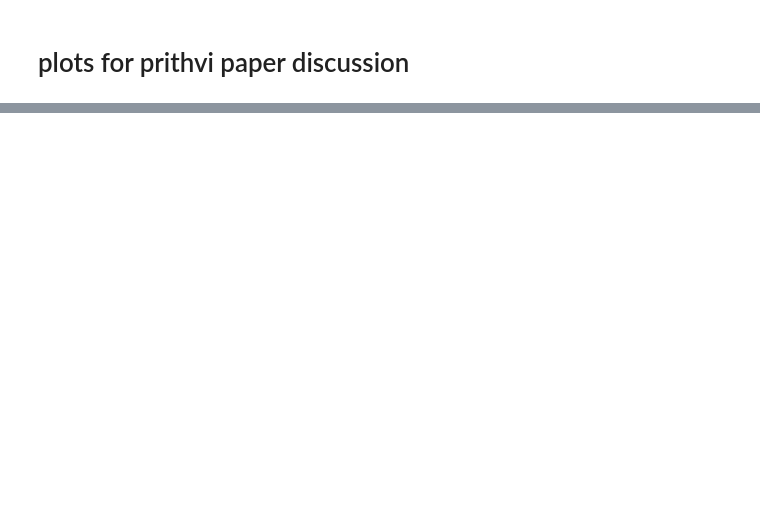
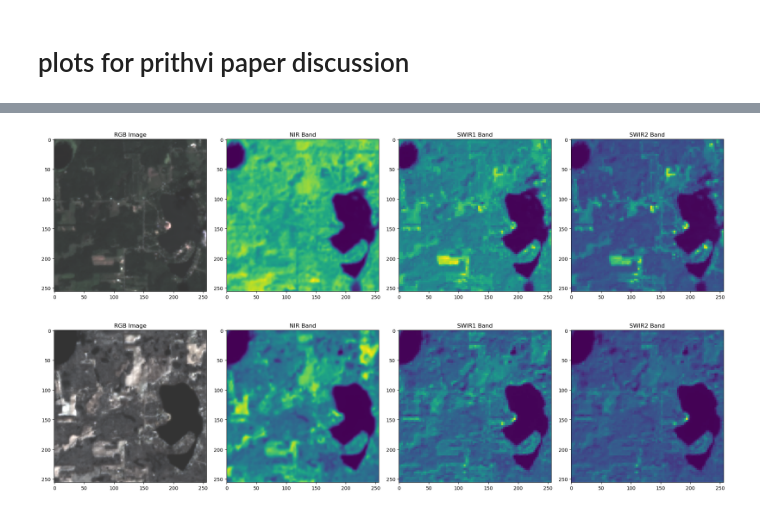
Before and after one commit to Coastal-Research-Collaborative/geedownload, a Jupyter notebook: plots_for_prithvi_discussion.ipynb, the cells around one changed output, grey strips where cells are left out. Saved outputs shown, nothing was run; the diff lists cells and outputs as text; code cells hidden in the pictures; blank space fills up the shorter version.

```diff
--- a/plots_for_prithvi_discussion.ipynb
+++ b/plots_for_prithvi_discussion.ipynb
@@ -32,0 +30,18 @@ summer_images
+# %%
+importlib.reload(tiffutils)
+importlib.reload(dataplots)
+sitename = 'michigangreatbearlake'
+satname = 'L9'
+
+summer_image = 'L9_20240811_021031'
+winter_image = 'L9_20240224_022031'
+
+
+summer_images = glob(os.path.join('data', 'sat_images', sitename, satname, f'*{summer_image}*.tif'))
+winter_images = glob(os.path.join('data', 'sat_images', sitename, satname, f'*{winter_image}*.tif'))
+
+dataplots.plot_satellite_bands(summer_images, crop_dim=256, save_dir='media')
+dataplots.plot_satellite_bands(winter_images, crop_dim=256, save_dir='media')
+# %% [output]
+[figure, added]
+[figure, added]
```
Also changed, not shown: parts of 2 cells of this notebook, 2 other files.
